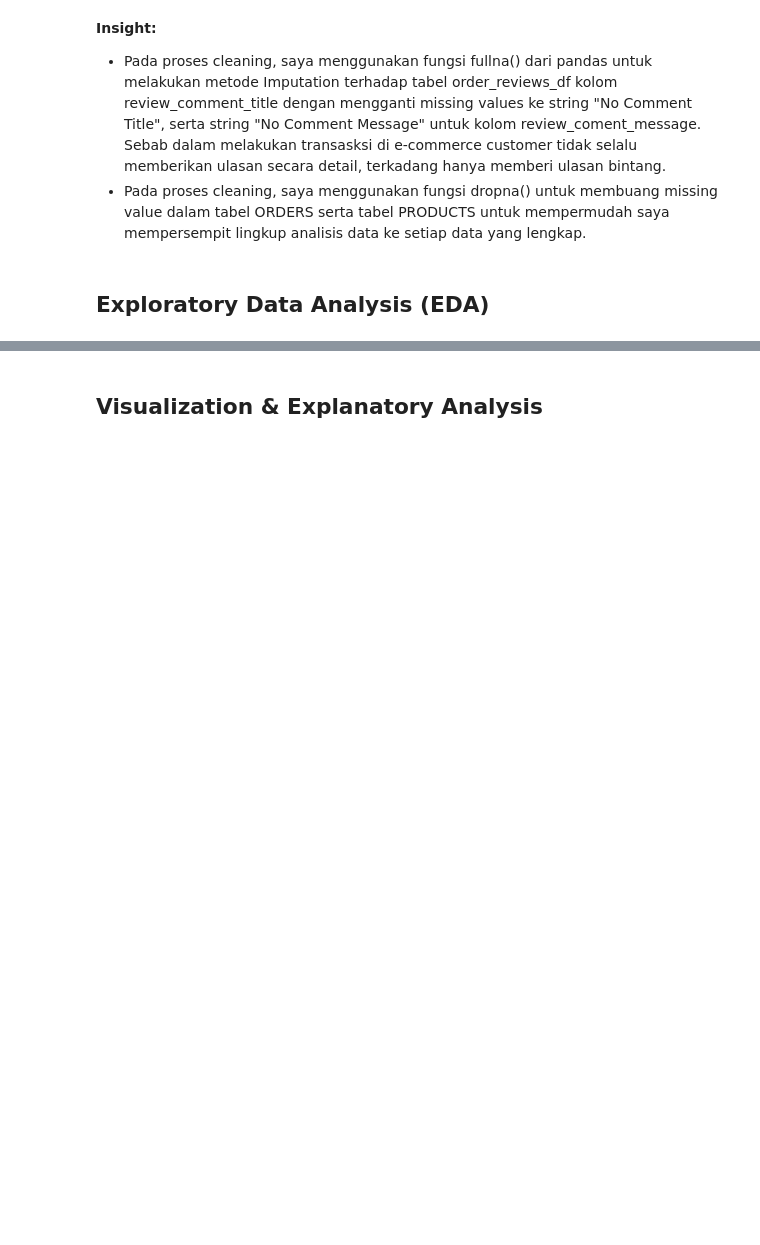
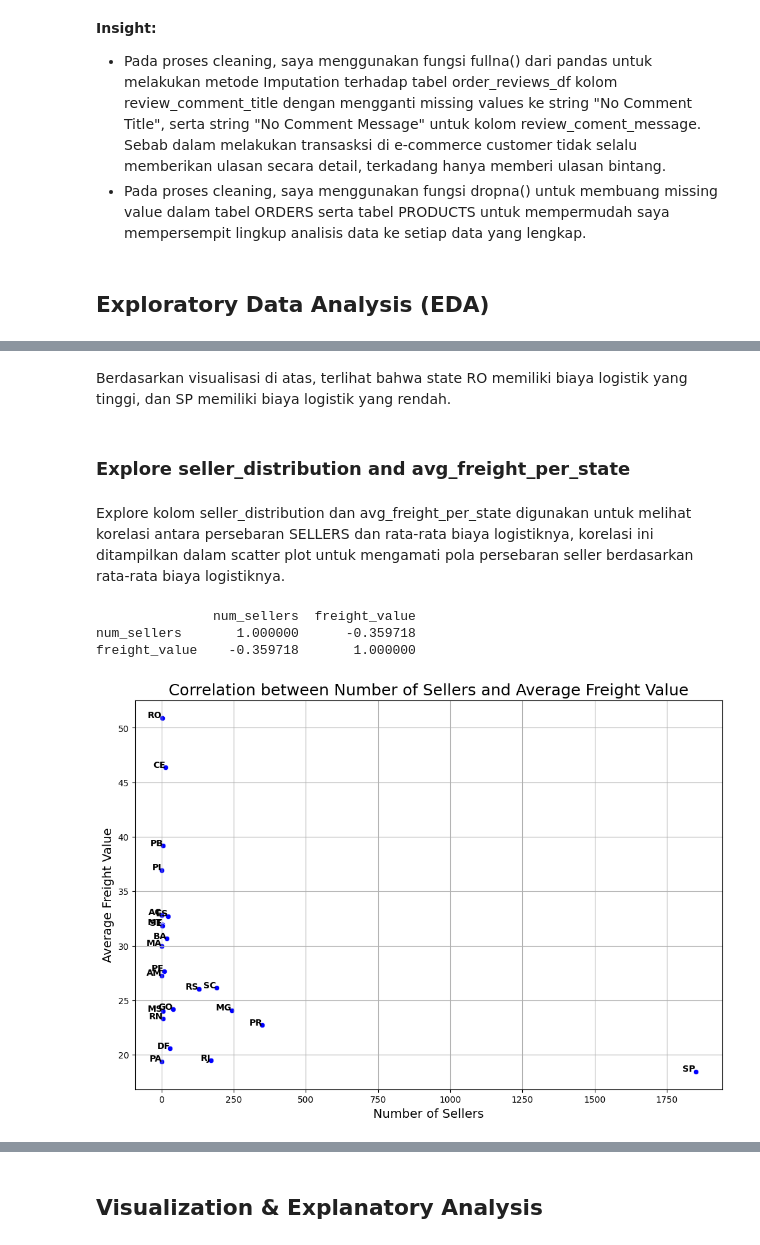
Before and after one commit to rrhnm/Submission-Analisis-Data-Python-Raihan-Maulana, a Jupyter notebook: data-analysis-e-commerce.ipynb, the cells around one changed output, grey strips where cells are left out. Saved outputs shown, nothing was run; the diff lists cells and outputs as text; code cells hidden in the pictures; blank space fills up the shorter version.

```diff
--- a/data-analysis-e-commerce.ipynb
+++ b/data-analysis-e-commerce.ipynb
@@ -890,0 +744,31 @@ dtype: int64
+# %% [markdown]
+Berdasarkan visualisasi di atas, terlihat bahwa state RO memiliki biaya logistik yang tinggi, dan SP memiliki biaya logistik yang rendah.
+# %% [markdown]
+### Explore seller_distribution and avg_freight_per_state
+# %% [markdown]
+Explore kolom seller_distribution dan avg_freight_per_state digunakan untuk melihat korelasi antara persebaran SELLERS dan rata-rata biaya logistiknya, korelasi ini ditampilkan dalam scatter plot untuk mengamati pola persebaran seller berdasarkan rata-rata biaya logistiknya.
+# %%
+merged_seller_distribution_avg_freight_state = pd.merge(seller_distribution, avg_freight_per_state, left_on='state', right_on='seller_state')
+correlation = merged_seller_distribution_avg_freight_state[['num_sellers', 'freight_value']].corr()
+print(correlation)
+
+# VISUALIZATION
+plt.figure(figsize=(12, 8))
+sns.scatterplot(data=merged_seller_distribution_avg_freight_state, x='num_sellers', y='freight_value', color='blue')
+
+for line in range(0, merged_seller_distribution_avg_freight_state.shape[0]):
+    plt.text(merged_seller_distribution_avg_freight_state.num_sellers[line],
+             merged_seller_distribution_avg_freight_state.freight_value[line],
+             merged_seller_distribution_avg_freight_state.state[line],
+             horizontalalignment='right', size='medium', color='black', weight='semibold')
+
+plt.title('Correlation between Number of Sellers and Average Freight Value', fontsize=18)
+plt.xlabel('Number of Sellers', fontsize=14)
+plt.ylabel('Average Freight Value', fontsize=14)
+plt.grid(True)
+plt.show()
+# %% [output]
+               num_sellers  freight_value
+num_sellers       1.000000      -0.359718
+freight_value    -0.359718       1.000000
+[figure, added]
```
Also changed, not shown: parts of 77 cells of this notebook, 2 other files.
